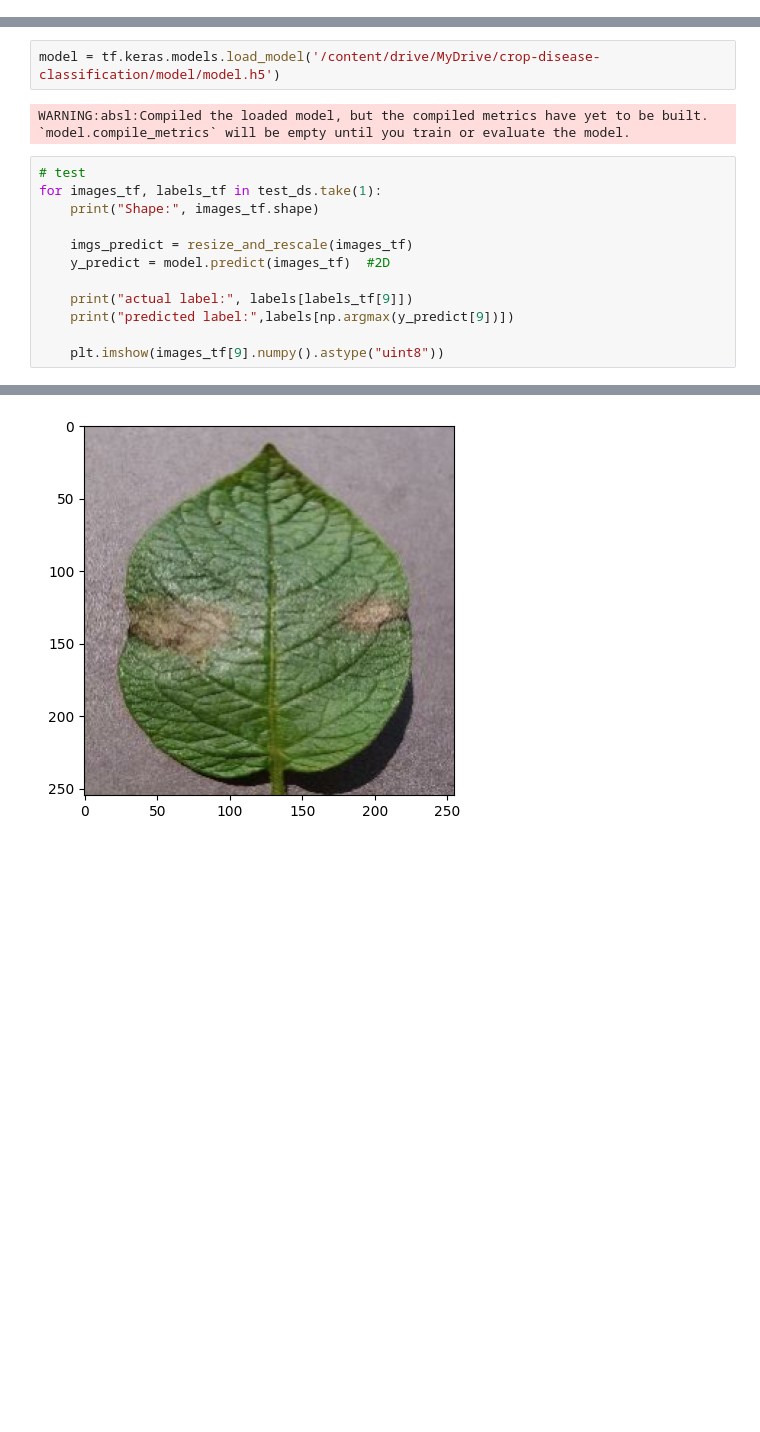
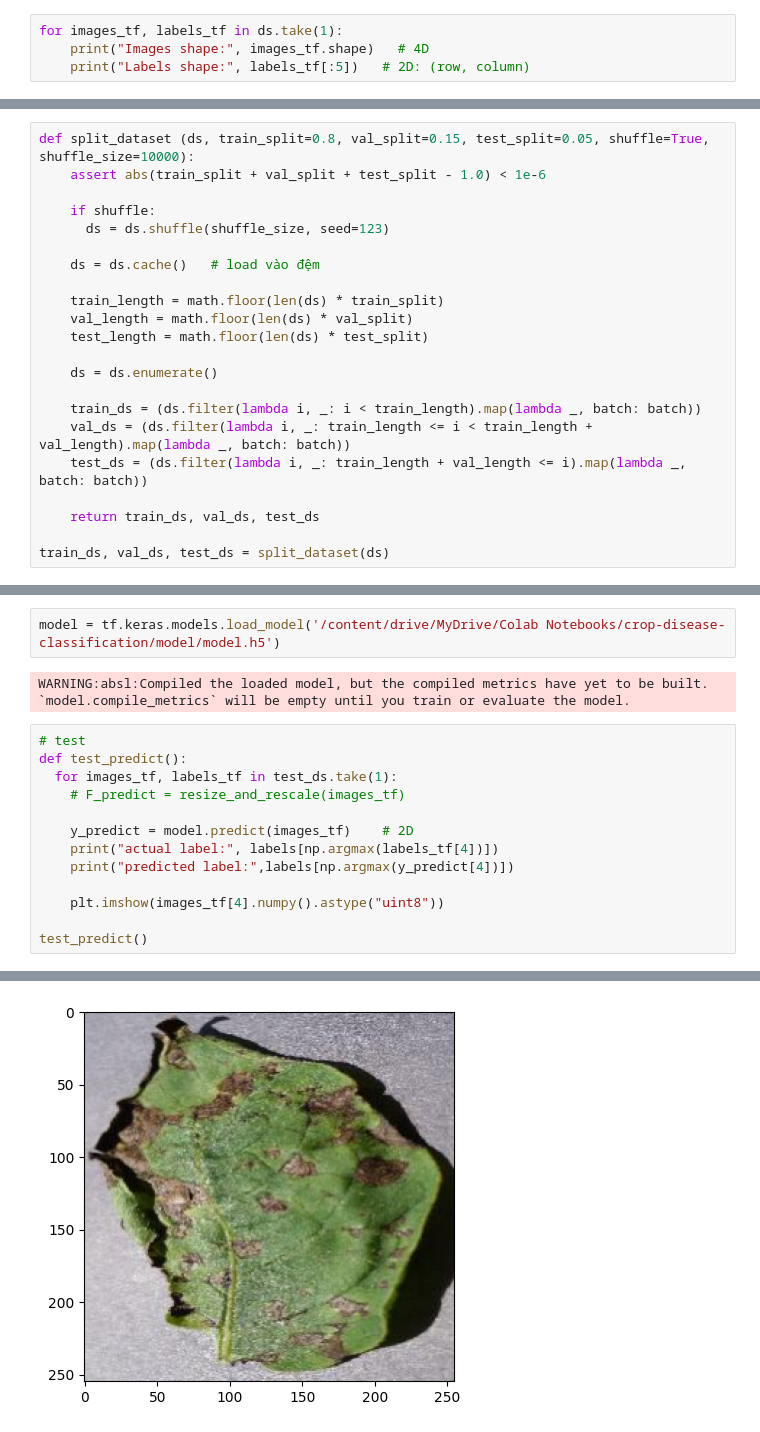
Before and after one commit to ldc-369/crop-disease-classification, a Jupyter notebook: train_model.ipynb, the cells around one changed output, grey strips where cells are left out. Drawn from its saved outputs; the diff is of its cells as text; blank space fills up the shorter version.

```diff
--- a/train_model.ipynb
+++ b/train_model.ipynb
@@ -81,0 +92,4 @@ display_imgs()
+# %%
+for images_tf, labels_tf in ds.take(1):
+    print("Images shape:", images_tf.shape)   # 4D
+    print("Labels shape:", labels_tf[:5])   # 2D: (row, column)
@@ -99,3 +106,25 @@ train_ds, val_ds, test_ds = split_dataset(ds)
+# %%
+def split_dataset (ds, train_split=0.8, val_split=0.15, test_split=0.05, shuffle=True, shuffle_size=10000):
+    assert abs(train_split + val_split + test_split - 1.0) < 1e-6
+
+    if shuffle:
+      ds = ds.shuffle(shuffle_size, seed=123)
+
+    ds = ds.cache()   # load vào đệm
+
+    train_length = math.floor(len(ds) * train_split)
+    val_length = math.floor(len(ds) * val_split)
+    test_length = math.floor(len(ds) * test_split)
+
+    ds = ds.enumerate()
+
+    train_ds = (ds.filter(lambda i, _: i < train_length).map(lambda _, batch: batch))
+    val_ds = (ds.filter(lambda i, _: train_length <= i < train_length + val_length).map(lambda _, batch: batch))
+    test_ds = (ds.filter(lambda i, _: train_length + val_length <= i).map(lambda _, batch: batch))
+
+    return train_ds, val_ds, test_ds
+
+train_ds, val_ds, test_ds = split_dataset(ds)
 # %% [markdown]
 # **#. RESIZE + SCALING**
 # %%
@@ -277,19 +336,20 @@ WARNING:absl:You are saving your model as an HDF5 file via `model.save()` or `ke
 # %% [markdown]
 # **4. DỰ ĐOÁN**
 # %%
-model = tf.keras.models.load_model('/content/drive/MyDrive/crop-disease-classification/model/model.h5')
+model = tf.keras.models.load_model('/content/drive/MyDrive/Colab Notebooks/crop-disease-classification/model/model.h5')
 # %% [output]
 WARNING:absl:Compiled the loaded model, but the compiled metrics have yet to be built. `model.compile_metrics` will be empty until you train or evaluate the model.
 # %%
 # test
-for images_tf, labels_tf in test_ds.take(1):
-    print("Shape:", images_tf.shape)
+def test_predict():
+  for images_tf, labels_tf in test_ds.take(1):
+    # F_predict = resize_and_rescale(images_tf)
 
-    imgs_predict = resize_and_rescale(images_tf)
-    y_predict = model.predict(images_tf)  #2D
+    y_predict = model.predict(images_tf)    # 2D
+    print("actual label:", labels[np.argmax(labels_tf[4])])
+    print("predicted label:",labels[np.argmax(y_predict[4])])
 
-    print("actual label:", labels[labels_tf[9]])
-    print("predicted label:",labels[np.argmax(y_predict[9])])
+    plt.imshow(images_tf[4].numpy().astype("uint8"))
 
-    plt.imshow(images_tf[9].numpy().astype("uint8"))
+test_predict()
 # %% [output]
@@ -300 +359 @@ predicted label: Potato___Late_blight
-[figure, old version]
+[figure, new version]
```
Also changed, not shown: parts of 26 cells of this notebook, 3 other files.
